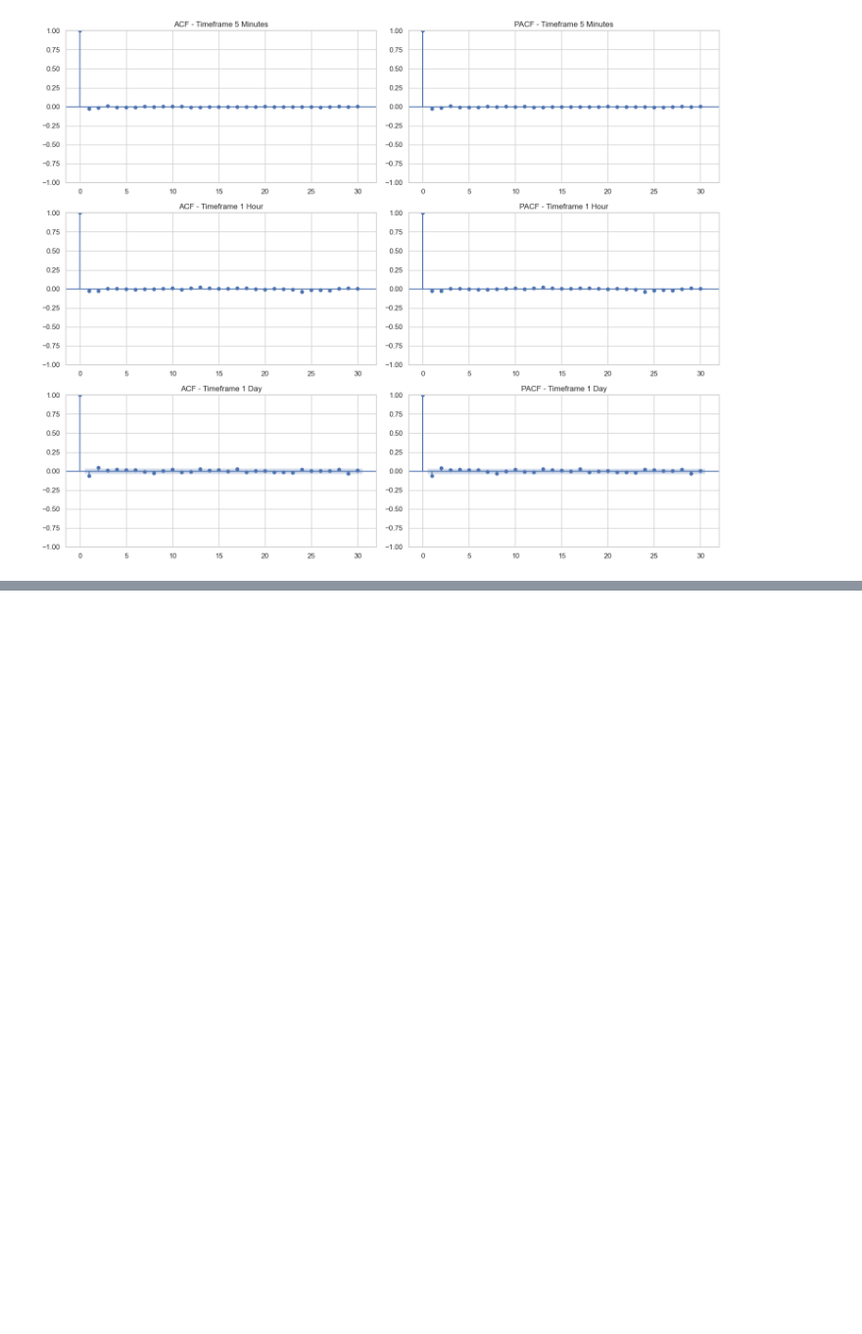
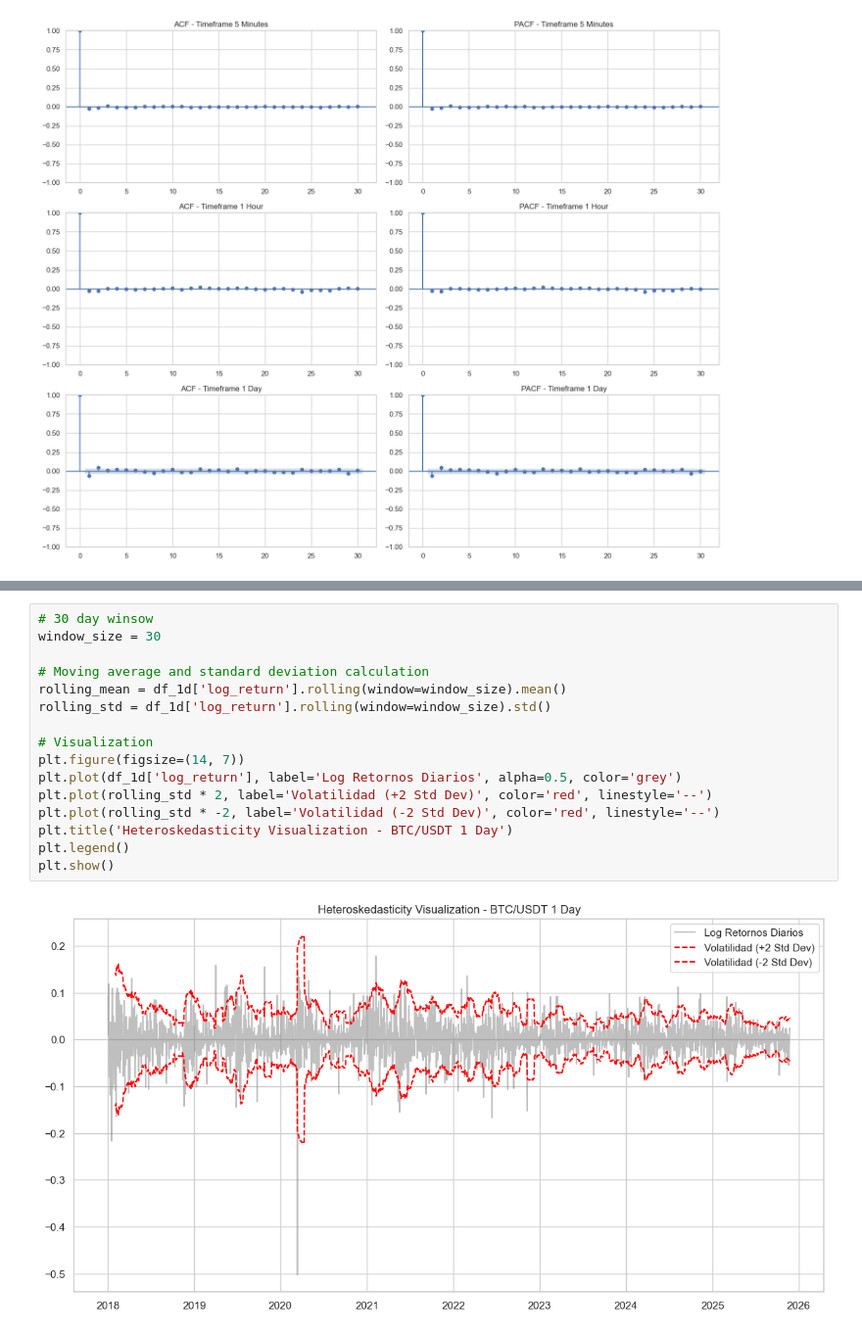
Before and after one commit to MartinCampillo-AT/Project-AT, a Jupyter notebook: notebooks/04_EDA_1.ipynb, the cells around one changed output, grey strips where cells are left out. Shown at 98% size. Drawn from its saved outputs; the diff is of its cells as text; blank space fills up the shorter version.

```diff
--- a/notebooks/04_EDA_1.ipynb
+++ b/notebooks/04_EDA_1.ipynb
@@ -257,0 +308,18 @@ The series is stationary (reject H0)
+# %%
+# 30 day winsow
+window_size = 30
+
+# Moving average and standard deviation calculation
+rolling_mean = df_1d['log_return'].rolling(window=window_size).mean()
+rolling_std = df_1d['log_return'].rolling(window=window_size).std()
+
+# Visualization
+plt.figure(figsize=(14, 7))
+plt.plot(df_1d['log_return'], label='Log Retornos Diarios', alpha=0.5, color='grey')
+plt.plot(rolling_std * 2, label='Volatilidad (+2 Std Dev)', color='red', linestyle='--')
+plt.plot(rolling_std * -2, label='Volatilidad (-2 Std Dev)', color='red', linestyle='--')
+plt.title('Heteroskedasticity Visualization - BTC/USDT 1 Day')
+plt.legend()
+plt.show()
+# %% [output]
+[figure, added]
```
Also changed, not shown: parts of 13 cells of this notebook.
